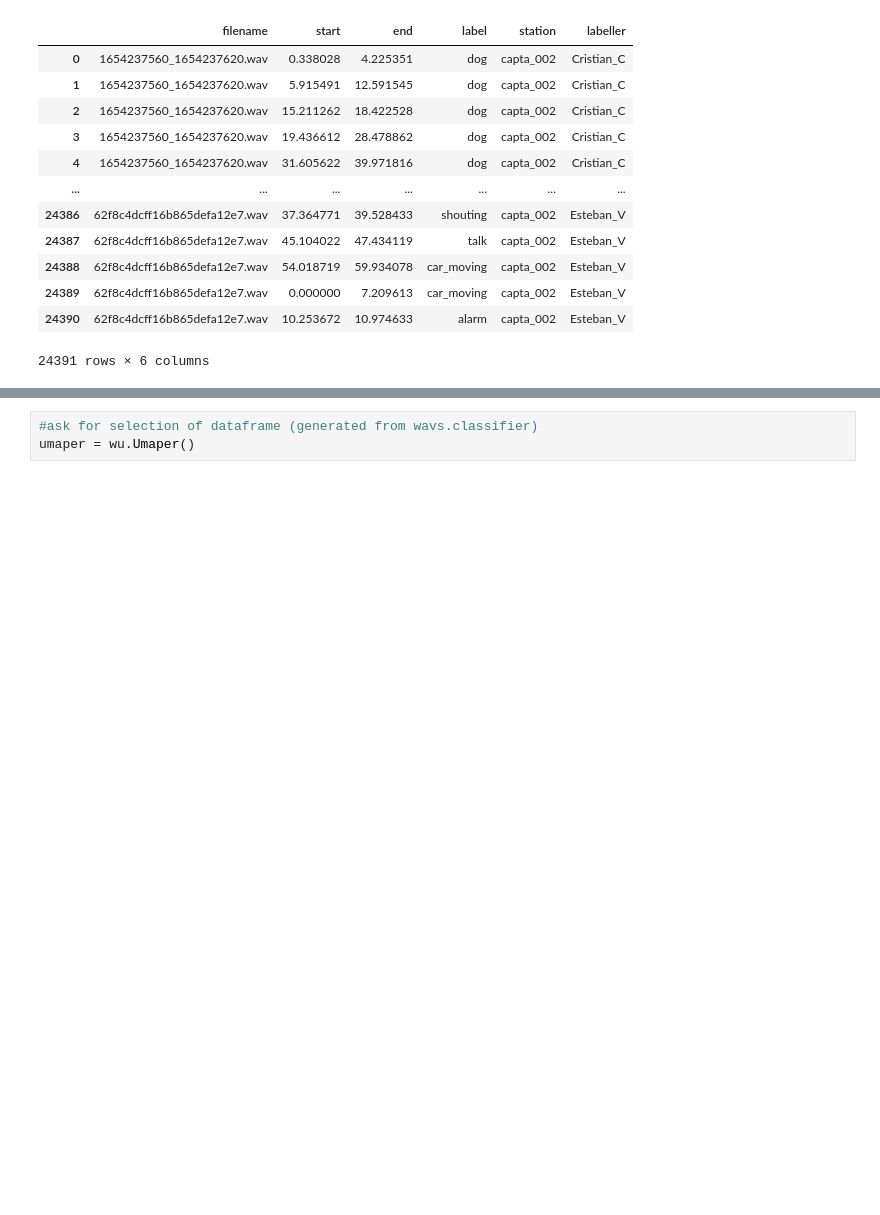
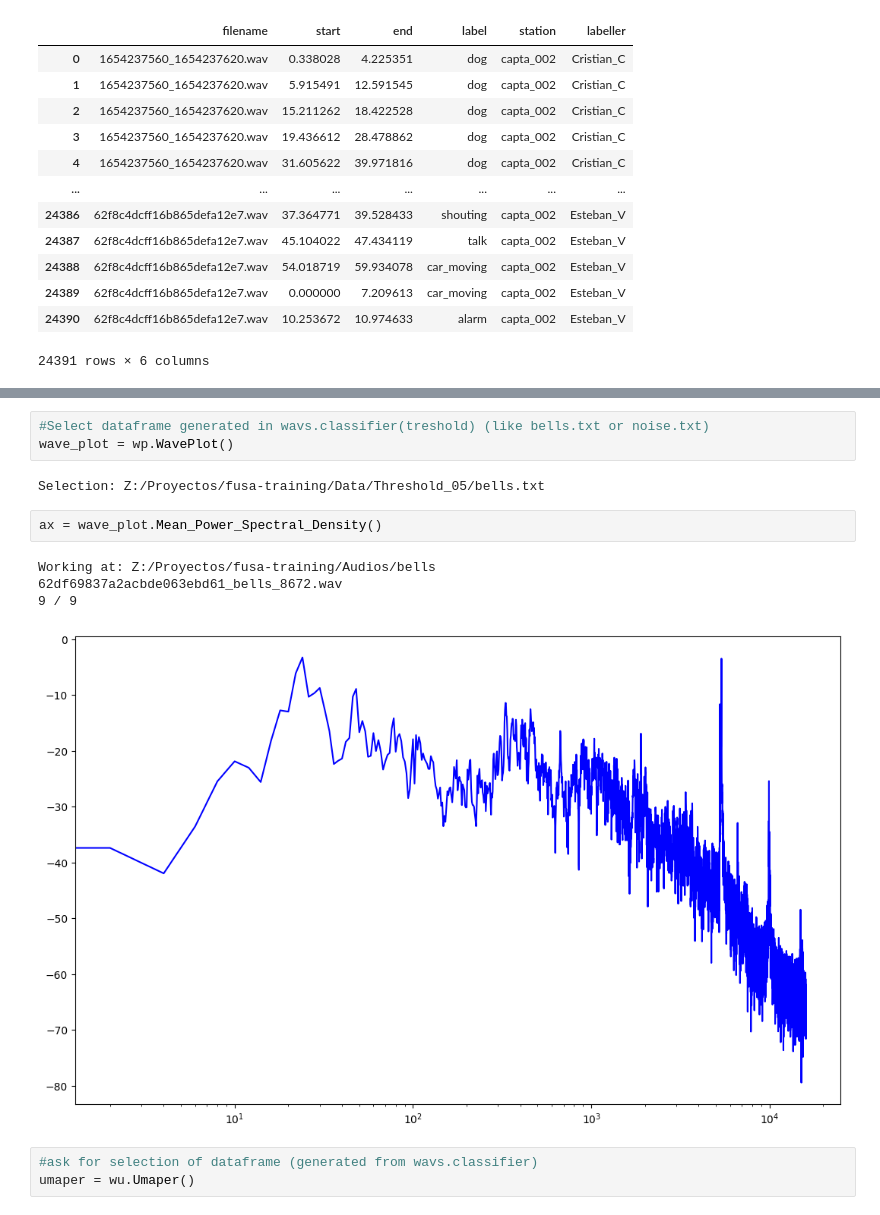
Before and after one commit to JoaquinRMorales/fusa_noise, a Jupyter notebook: main.ipynb, the cells around one changed output, grey strips where cells are left out. Cells and saved outputs as stored; diff of their text form; blank space fills up the shorter version.

Commit message:
Added graph functionality of power spectral density

```diff
--- a/main.ipynb
+++ b/main.ipynb
@@ -42,3 +61,15 @@ Ignored audios [threshold = 0.500000 sec]: 95
+# %%
+#Select dataframe generated in wavs.classifier(treshold) (like bells.txt or noise.txt)
+wave_plot = wp.WavePlot()
+# %% [output]
+Selection: Z:/Proyectos/fusa-training/Data/Threshold_05/bells.txt
+# %%
+ax = wave_plot.Mean_Power_Spectral_Density()
+# %% [output]
+Working at: Z:/Proyectos/fusa-training/Audios/bells
+62df69837a2acbde063ebd61_bells_8672.wav
+9 / 9
+[figure, added]
 # %%
 #ask for selection of dataframe (generated from wavs.classifier)
 umaper = wu.Umaper()
```
Also changed, not shown: parts of 2 cells of this notebook, 3 other files.
